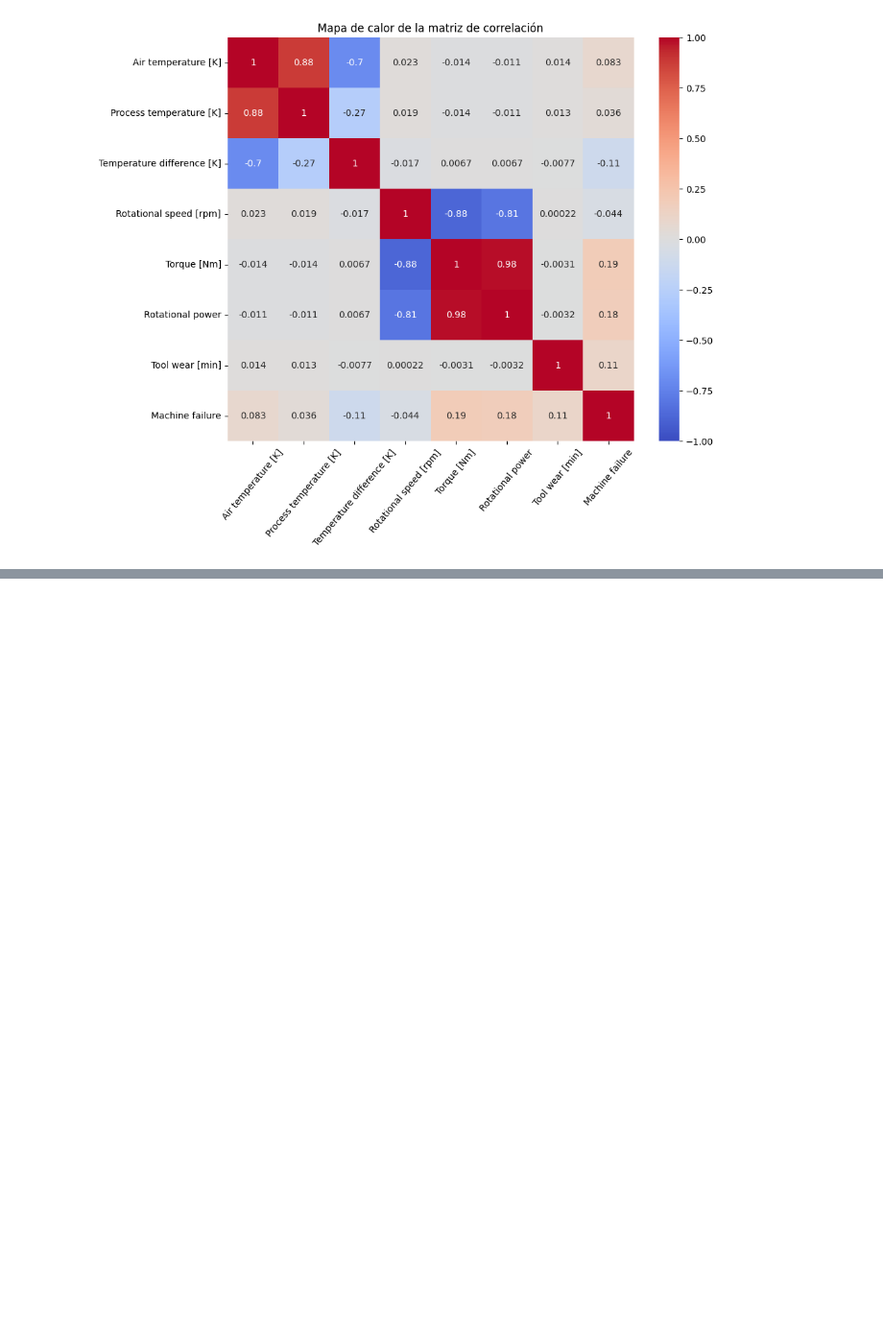
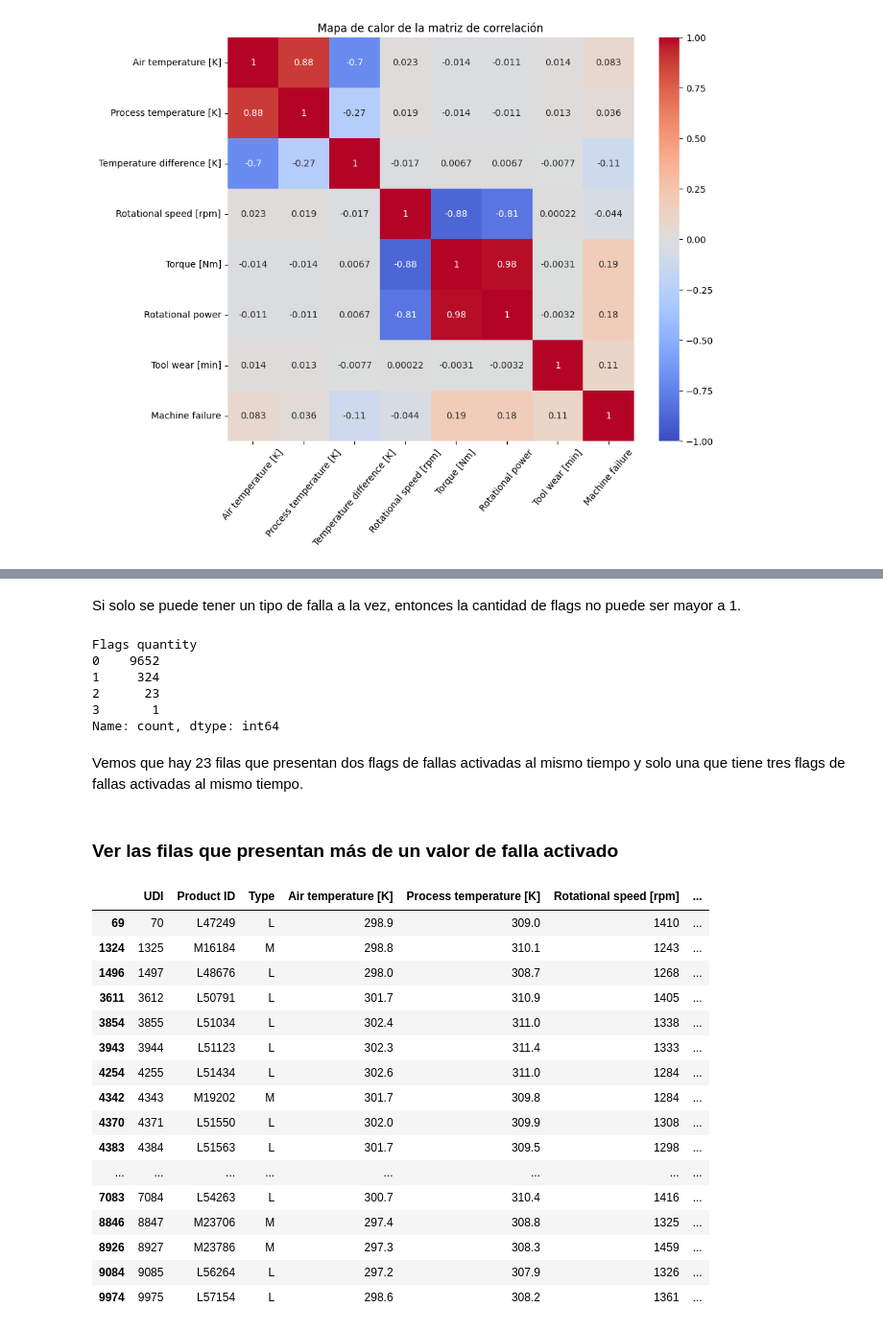
Before and after one commit to CesarArroyo09/predictive-maintenance-milling, a Jupyter notebook: EDA.ipynb, the cells around one changed output, grey strips where cells are left out. Shown: that part at 96% size. Saved outputs shown, nothing was run; the diff lists cells and outputs as text; code cells hidden in the pictures; blank space fills up the shorter version.

```diff
--- a/EDA.ipynb
+++ b/EDA.ipynb
@@ -238,0 +323,43 @@ plt.show()
+# %%
+machine_failure['Flags quantity'] = (
+    machine_failure['TWF']
+    + machine_failure['HDF']
+    + machine_failure['PWF']
+    + machine_failure['OSF']
+    + machine_failure['RNF']
+)
+# %% [markdown]
+Si solo se puede tener un tipo de falla a la vez, entonces la cantidad de flags no puede ser mayor a 1.
+# %%
+machine_failure['Flags quantity'].value_counts()
+# %% [output]
+Flags quantity
+0    9652
+1     324
+2      23
+3       1
+Name: count, dtype: int64
+# %% [markdown]
+Vemos que hay 23 filas que presentan dos flags de fallas activadas al mismo tiempo y solo una que tiene tres flags de fallas activadas al mismo tiempo.
+# %% [markdown]
+### Ver las filas que presentan más de un valor de falla activado
+# %%
+machine_failure[machine_failure['Flags quantity'] > 1]
+# %% [output]
+|  | UDI | Product ID | Type | Air temperature [K] | Process temperature [K] | Rotational speed [rpm] | ... |
+| 69 | 70 | L47249 | L | 298.9 | 309.0 | 1410 | ... |
+| 1324 | 1325 | M16184 | M | 298.8 | 310.1 | 1243 | ... |
+| 1496 | 1497 | L48676 | L | 298.0 | 308.7 | 1268 | ... |
+| 3611 | 3612 | L50791 | L | 301.7 | 310.9 | 1405 | ... |
+| 3854 | 3855 | L51034 | L | 302.4 | 311.0 | 1338 | ... |
+| 3943 | 3944 | L51123 | L | 302.3 | 311.4 | 1333 | ... |
+| 4254 | 4255 | L51434 | L | 302.6 | 311.0 | 1284 | ... |
+| 4342 | 4343 | M19202 | M | 301.7 | 309.8 | 1284 | ... |
+| 4370 | 4371 | L51550 | L | 302.0 | 309.9 | 1308 | ... |
+| 4383 | 4384 | L51563 | L | 301.7 | 309.5 | 1298 | ... |
+| ... | ... | ... | ... | ... | ... | ... | ... |
+| 7083 | 7084 | L54263 | L | 300.7 | 310.4 | 1416 | ... |
+| 8846 | 8847 | M23706 | M | 297.4 | 308.8 | 1325 | ... |
+| 8926 | 8927 | M23786 | M | 297.3 | 308.3 | 1459 | ... |
+| 9084 | 9085 | L56264 | L | 297.2 | 307.9 | 1326 | ... |
+| 9974 | 9975 | L57154 | L | 298.6 | 308.2 | 1361 | ... |
```
Also changed, not shown: parts of 16 cells of this notebook.
